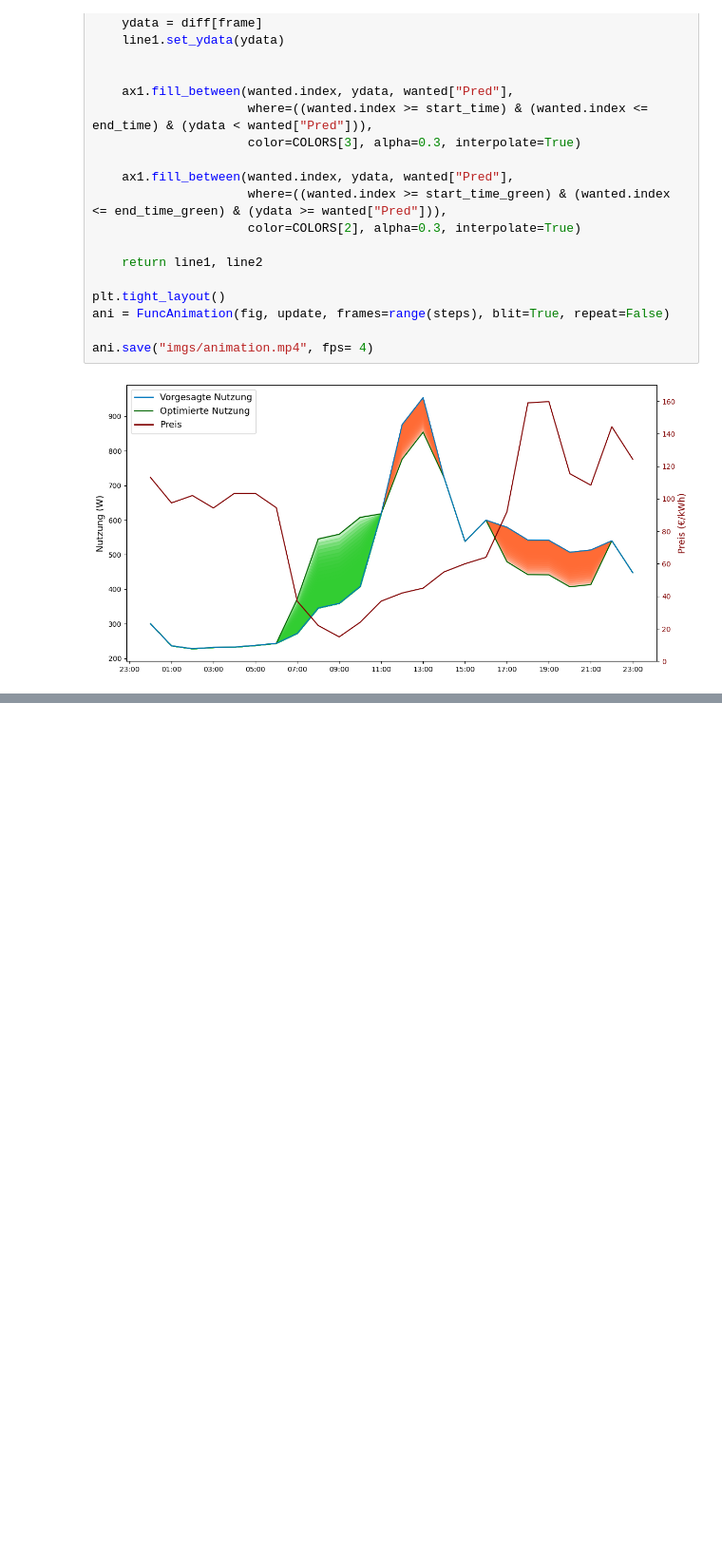
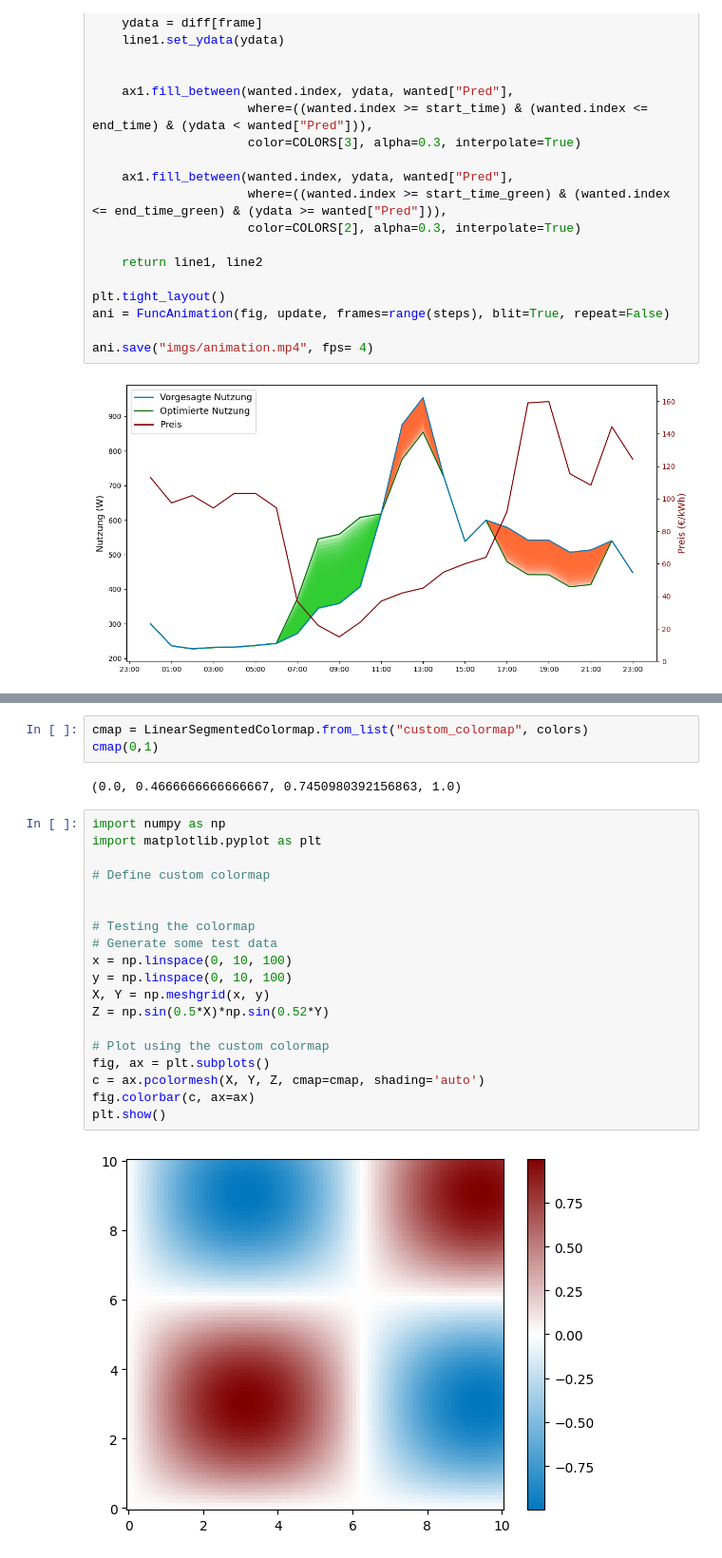
Before and after one commit to MockaWolke/SmartCity, a Jupyter notebook: plots.ipynb, the cells around one changed output, grey strips where cells are left out. Shown at 95% size. Cells and saved outputs as stored; diff of their text form; blank space fills up the shorter version.

```diff
--- a/plots.ipynb
+++ b/plots.ipynb
@@ -815,0 +874,26 @@ ani.save("imgs/animation.mp4", fps= 4)
+# %%
+cmap = LinearSegmentedColormap.from_list("custom_colormap", colors)
+cmap(0,1)
+# %% [output]
+(0.0, 0.4666666666666667, 0.7450980392156863, 1.0)
+# %%
+import numpy as np
+import matplotlib.pyplot as plt
+
+# Define custom colormap
+
+
+# Testing the colormap
+# Generate some test data
+x = np.linspace(0, 10, 100)
+y = np.linspace(0, 10, 100)
+X, Y = np.meshgrid(x, y)
+Z = np.sin(0.5*X)*np.sin(0.52*Y)
+
+# Plot using the custom colormap
+fig, ax = plt.subplots()
+c = ax.pcolormesh(X, Y, Z, cmap=cmap, shading='auto')
+fig.colorbar(c, ax=ax)
+plt.show()
+# %% [output]
+[figure, added]
```
Also changed, not shown: parts of 1 cell of this notebook, 1 other file.
